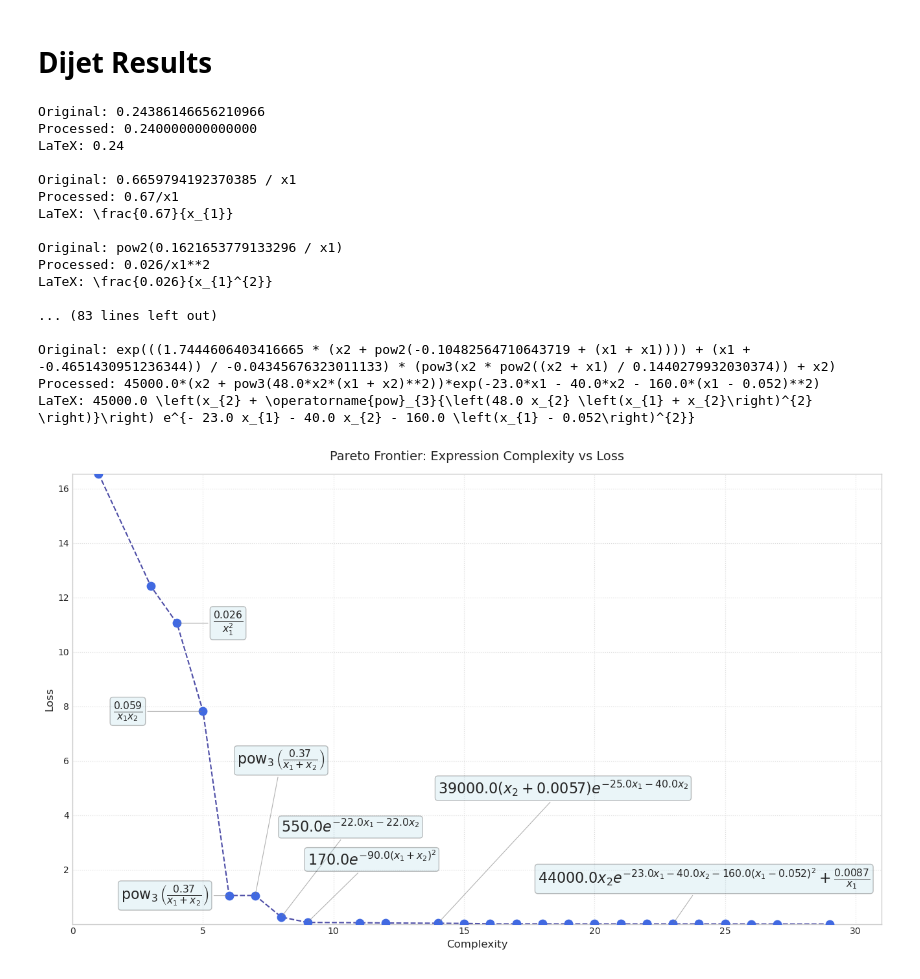
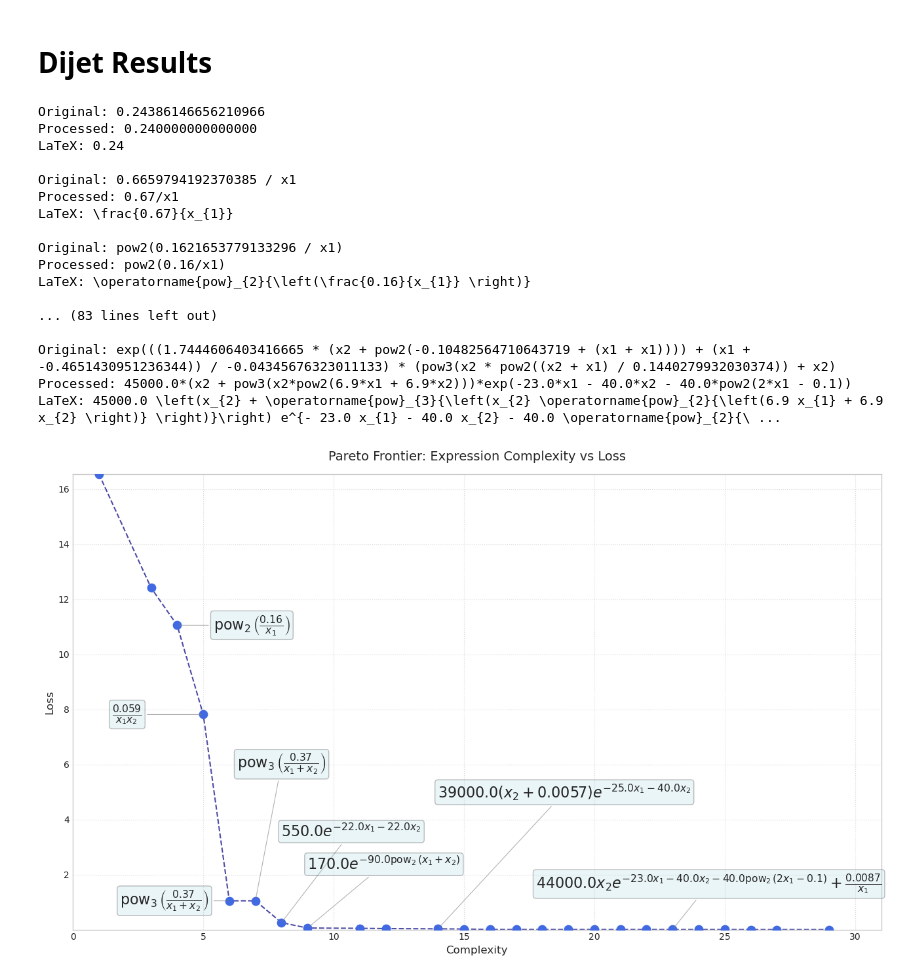
Before and after one commit to Angelo92Git/SymbolicDensityEstimation, a Jupyter notebook: data/pareto_results/results.ipynb, the cells around one changed output. Saved outputs shown, nothing was run; the diff lists cells and outputs as text; code cells hidden in the pictures.

```diff
--- a/data/pareto_results/results.ipynb
+++ b/data/pareto_results/results.ipynb
@@ -129,6 +137,27 @@ def convert_pow2(expr):
     # Recurse through expression
     return expr.func(*[convert_pow2(arg) for arg in expr.args]) if expr.args else expr
 
+def convert_pow3(expr):
+    # Find all pow3 calls
+    if expr.func.__name__ == 'pow3':
+        return sp.Pow(convert_pow3(expr.args[0]), 3, evaluate=False)
+    # Recurse through expression
+    return expr.func(*[convert_pow3(arg) for arg in expr.args]) if expr.args else expr
+
+def convert_pow4(expr):
+    # Find all pow4 calls
+    if expr.func.__name__ == 'pow4':
+        return sp.Pow(convert_pow4(expr.args[0]), 4, evaluate=False)
+    # Recurse through expression
+    return expr.func(*[convert_pow4(arg) for arg in expr.args]) if expr.args else expr
+
+def convert_pow5(expr):
+    # Find all pow5 calls
+    if expr.func.__name__ == 'pow5':
+        return sp.Pow(convert_pow5(expr.args[0]), 5, evaluate=False)
+    # Recurse through expression
+    return expr.func(*[convert_pow5(arg) for arg in expr.args]) if expr.args else expr
+
 # 4) Function to convert pow_int without evaluation
 def convert_pow_int(expr):
     # Find all pow_int calls
@@ -153,6 +182,9 @@ for s in raw_equations:
     try:
         # Pre-process pow2 -> custom function
         s_processed = s.replace('pow2', 'pow2_func')
+        s_processed = s.replace('pow3', 'pow3_func')
+        s_processed = s.replace('pow4', 'pow4_func')
+        s_processed = s.replace('pow5', 'pow5_func')
         s_processed = s_processed.replace('pow_int', 'pow_int_func')
 
         # Define custom functions
@@ -160,6 +192,9 @@ for s in raw_equations:
             'x1': x1,
             'x2': x2,
             'pow2_func': sp.Function('pow2'),
+            'pow3_func': sp.Function('pow3'),
+            'pow4_func': sp.Function('pow4'),
+            'pow5_func': sp.Function('pow5'),
             'pow_int_func': sp.Function('pow_int'),
             'asin': sp.asin,
             'atan': sp.atan,
@@ -172,7 +207,10 @@ for s in raw_equations:
 
         # Convert pow2_func to squared form
         expr_converted_pow2 = convert_pow2(expr)
-        expr_converted = convert_pow_int(expr_converted_pow2)
+        expr_converted_pow3 = convert_pow3(expr)
+        expr_converted_pow4 = convert_pow4(expr)
+        expr_converted_pow5 = convert_pow5(expr)
+        expr_converted = convert_pow_int(expr_converted_pow5)
 
         # Round constants (only standalone floats)
         expr_converted_int1 = round_constants(expr_converted)
@@ -226,38 +264,38 @@ for i, (x, y, lbl, (dx, dy)) in enumerate(zip(complexity, loss, latex_labels, of
         textcoords='offset points',
         ha='left',
         va='center',
         fontsize=16,
         bbox=dict(boxstyle='round,pad=0.2', alpha=0.25, fc='lightblue'),
         arrowprops=dict(arrowstyle='-', lw=0.8, alpha=0.6, color='gray')
     )
 
 ax.set_title("Pareto Frontier: Expression Complexity vs Loss", fontsize=14, pad=15)
 ax.set_xlabel("Complexity", fontsize=12)
 ax.set_ylabel("Loss", fontsize=12)
 ax.grid(True, linestyle=':', alpha=0.7)
 ax.tick_params(axis='both', which='major', labelsize=10)
 
 plt.tight_layout()
 plt.show()
 # %% [output]
 Original: 0.24386146656210966
 Processed: 0.240000000000000
 LaTeX: 0.24
 
 Original: 0.6659794192370385 / x1
 Processed: 0.67/x1
 LaTeX: \frac{0.67}{x_{1}}
 
 Original: pow2(0.1621653779133296 / x1)
-Processed: 0.026/x1**2
-LaTeX: \frac{0.026}{x_{1}^{2}}
+Processed: pow2(0.16/x1)
+LaTeX: \operatorname{pow}_{2}{\left(\frac{0.16}{x_{1}} \right)}
 
 ... (83 lines left out)
 
 Original: exp(((1.7444606403416665 * (x2 + pow2(-0.10482564710643719 + (x1 + x1)))) + (x1 + -0.4651430951236344)) / -0.04345676323011133) * (pow3(x2 * pow2((x2 + x1) / 0.1440279932030374)) + x2)
-Processed: 45000.0*(x2 + pow3(48.0*x2*(x1 + x2)**2))*exp(-23.0*x1 - 40.0*x2 - 160.0*(x1 - 0.052)**2)
-LaTeX: 45000.0 \left(x_{2} + \operatorname{pow}_{3}{\left(48.0 x_{2} \left(x_{1} + x_{2}\right)^{2} \right)}\right) e^{- 23.0 x_{1} - 40.0 x_{2} - 160.0 \left(x_{1} - 0.052\right)^{2}}
+Processed: 45000.0*(x2 + pow3(x2*pow2(6.9*x1 + 6.9*x2)))*exp(-23.0*x1 - 40.0*x2 - 40.0*pow2(2*x1 - 0.1))
+LaTeX: 45000.0 \left(x_{2} + \operatorname{pow}_{3}{\left(x_{2} \operatorname{pow}_{2}{\left(6.9 x_{1} + 6.9 x_{2} \right)} \right)}\right) e^{- 23.0 x_{1} - 40.0 x_{2} - 40.0 \operatorname{pow}_{2}{\ ...
-[figure, old version]
+[figure, new version]
 # %%
 # --- after your existing code that builds exprs_final ---
 
```
Also changed, not shown: parts of 4 cells of this notebook, 1 other file.
